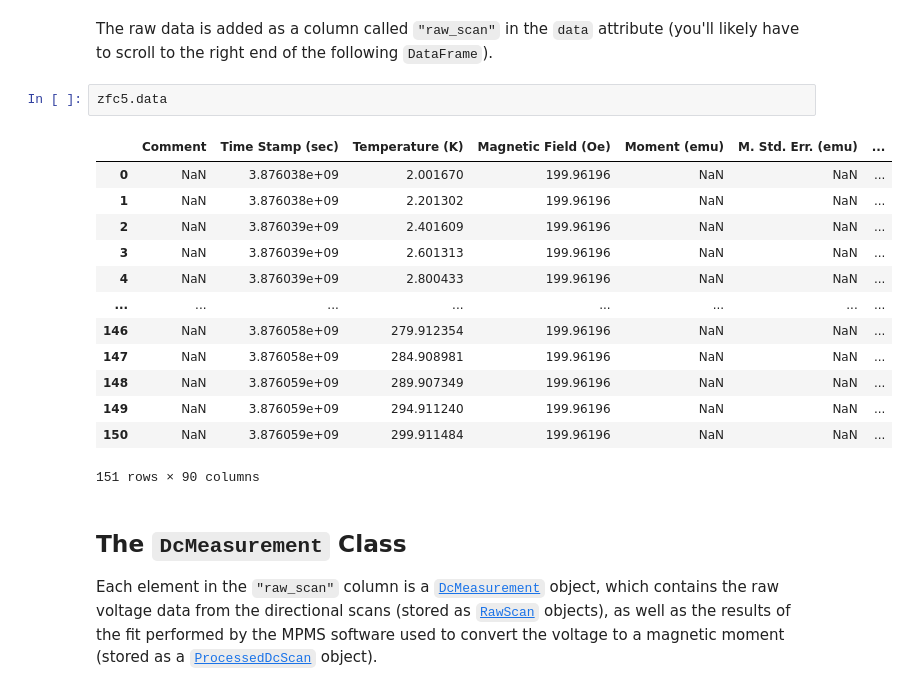
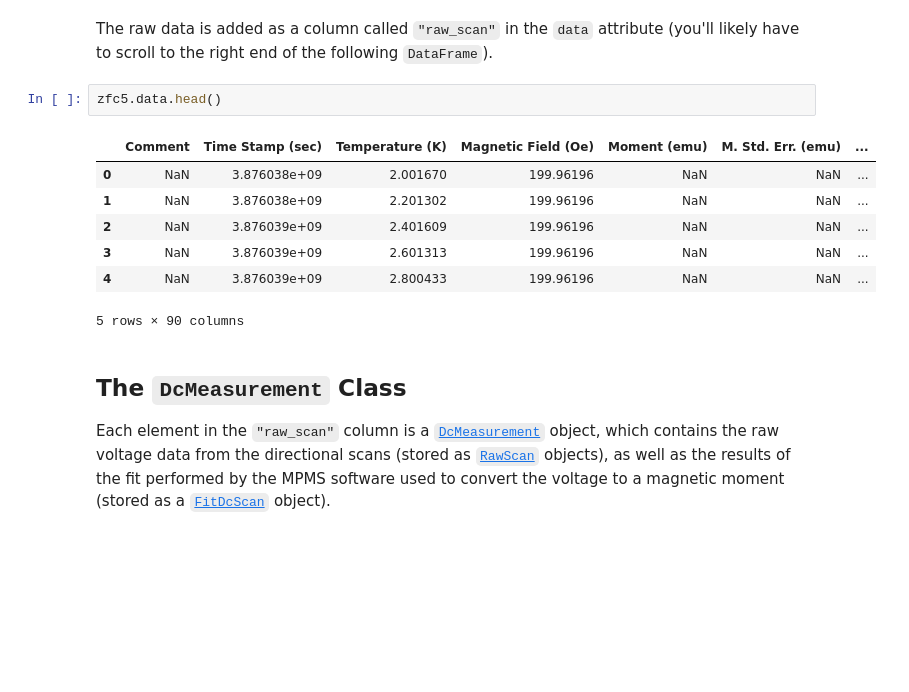
Before and after one commit to RinehartGroup/MagnetoPy, a Jupyter notebook: docs/examples/rwdat_file.ipynb, the cells around one changed output. Saved outputs shown, nothing was run; the diff lists cells and outputs as text; blank space fills up the shorter version.

```diff
--- a/docs/examples/rwdat_file.ipynb
+++ b/docs/examples/rwdat_file.ipynb
@@ -16,23 +16,17 @@ zfc5 = mp.DatFile(DATA_PATH / "zfc5.dat", parse_raw=True)
 # %% [markdown]
 The raw data is added as a column called `"raw_scan"` in the `data` attribute (you'll likely have to scroll to the right end of the following `DataFrame`).
 # %%
-zfc5.data
+zfc5.data.head()
 # %% [output]
 |  | Comment | Time Stamp (sec) | Temperature (K) | Magnetic Field (Oe) | Moment (emu) | M. Std. Err. (emu) | ... |
 | 0 | NaN | 3.876038e+09 | 2.001670 | 199.96196 | NaN | NaN | ... |
 | 1 | NaN | 3.876038e+09 | 2.201302 | 199.96196 | NaN | NaN | ... |
 | 2 | NaN | 3.876039e+09 | 2.401609 | 199.96196 | NaN | NaN | ... |
 | 3 | NaN | 3.876039e+09 | 2.601313 | 199.96196 | NaN | NaN | ... |
 | 4 | NaN | 3.876039e+09 | 2.800433 | 199.96196 | NaN | NaN | ... |
-| ... | ... | ... | ... | ... | ... | ... | ... |
-| 146 | NaN | 3.876058e+09 | 279.912354 | 199.96196 | NaN | NaN | ... |
-| 147 | NaN | 3.876058e+09 | 284.908981 | 199.96196 | NaN | NaN | ... |
-| 148 | NaN | 3.876059e+09 | 289.907349 | 199.96196 | NaN | NaN | ... |
-| 149 | NaN | 3.876059e+09 | 294.911240 | 199.96196 | NaN | NaN | ... |
-| 150 | NaN | 3.876059e+09 | 299.911484 | 199.96196 | NaN | NaN | ... |
-151 rows × 90 columns
+5 rows × 90 columns
 # %% [markdown]
 ## The `DcMeasurement` Class
 
-Each element in the `"raw_scan"` column is a [`DcMeasurement`](../../api/dat_file#DcMeasurement) object, which contains the raw voltage data from the directional scans (stored as [`RawScan`](../../api/dat_file#RawDcScan) objects), as well as the results of the fit performed by the MPMS software used to convert the voltage to a magnetic moment (stored as a [`ProcessedDcScan`](../../api/dat_file#ProcessedDcScan) object).
+Each element in the `"raw_scan"` column is a [`DcMeasurement`](../../api/dat_file#DcMeasurement) object, which contains the raw voltage data from the directional scans (stored as [`RawScan`](../../api/dat_file#RawDcScan) objects), as well as the results of the fit performed by the MPMS software used to convert the voltage to a magnetic moment (stored as a [`FitDcScan`](../../api/dat_file#FitDcScan) object).
 # %%
```
Also changed, not shown: parts of 24 cells of this notebook, 3 other files.
